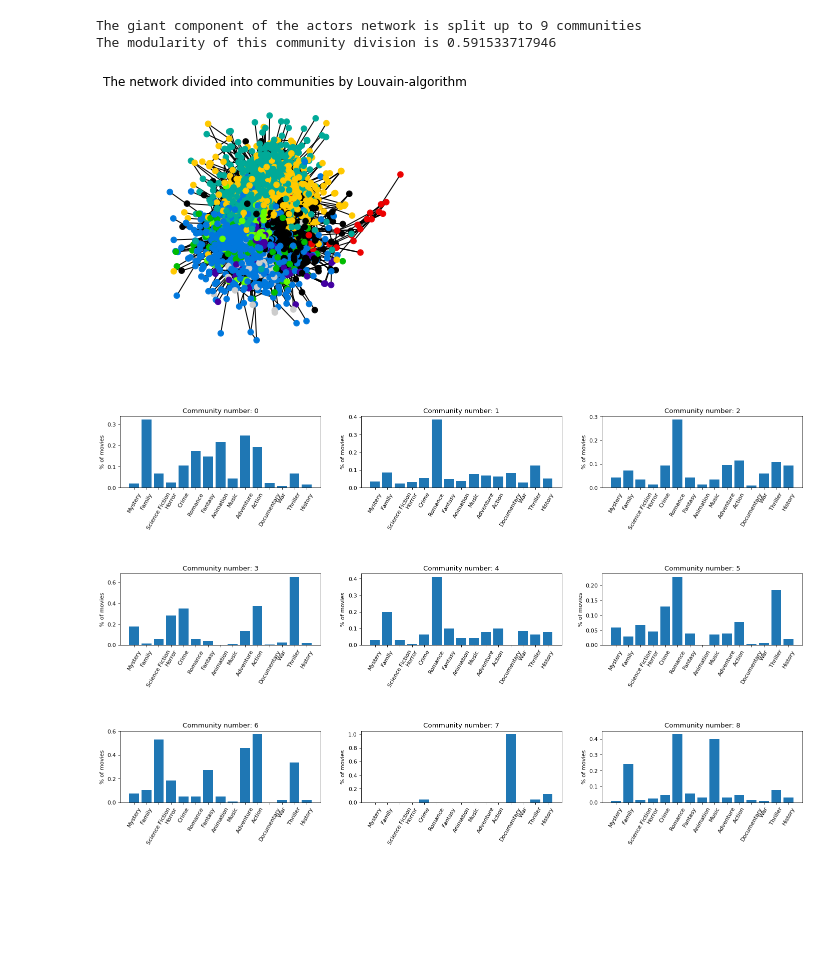
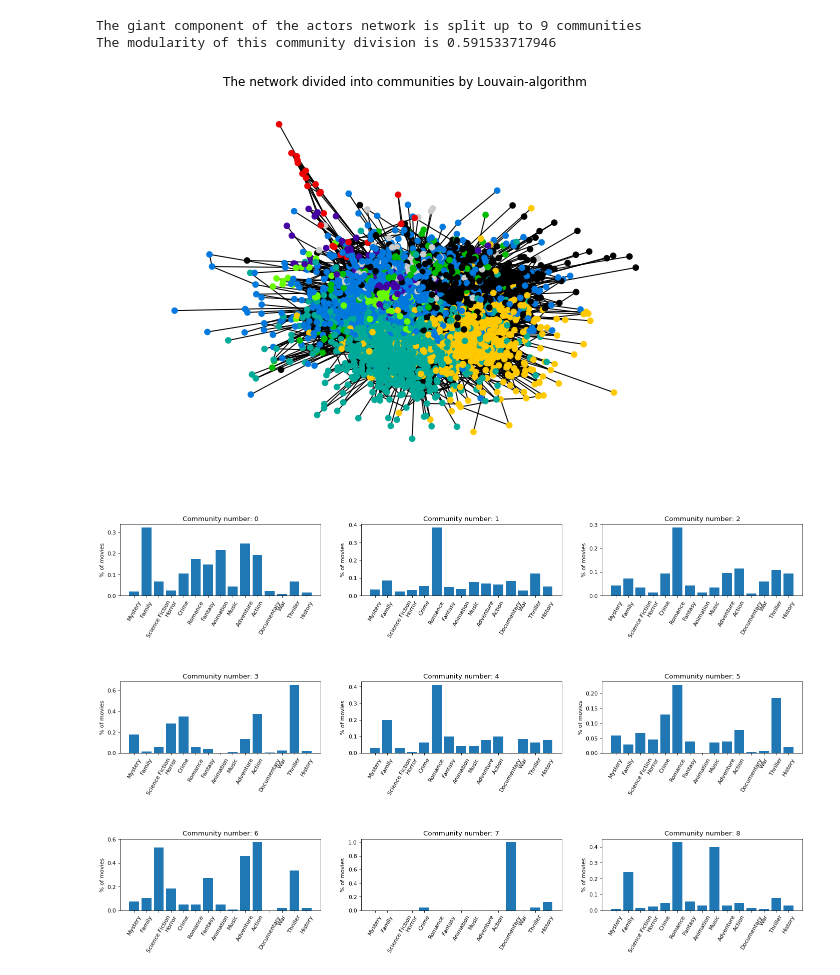
Before and after one commit to gretarg09/DTU__SocialGraphs-FinalProject, a Jupyter notebook: Notebooks/recommendation_engine.ipynb, the cells around one changed output. Cells and saved outputs as stored; diff of their text form; code cells hidden in the pictures; blank space fills up the shorter version.

```diff
--- a/Notebooks/recommendation_engine.ipynb
+++ b/Notebooks/recommendation_engine.ipynb
@@ -332,13 +345,13 @@ The giant component of the actors network is split up to 9 communities
 The modularity of this community division is 0.591533717946
 # %%
 # The network divided into communities by the Louvain-algorithm
-plt.figure(figsize=(5,5))
+plt.figure(figsize=(10,7))
 values = [partition.get(node) for node in giant_G.nodes()]
 plt.title('The network divided into communities by Louvain-algorithm')
 nx.draw_spring(giant_G, cmap = plt.get_cmap('nipy_spectral'), node_color = values, node_size=30, with_labels=False)
 plt.show()
 # %% [output]
-[figure, old version]
+[figure, new version]
 # %%
 genre_dict = {}
 #As most movies have some of the following genres we will not be looking at them
```
Also changed, not shown: parts of 6 cells of this notebook.
